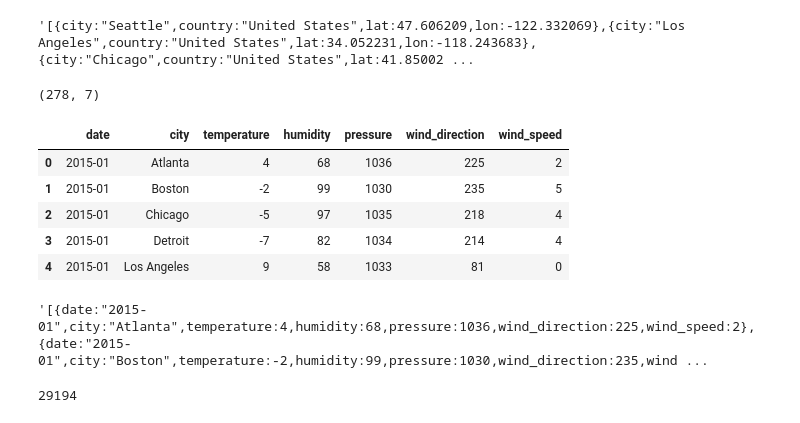
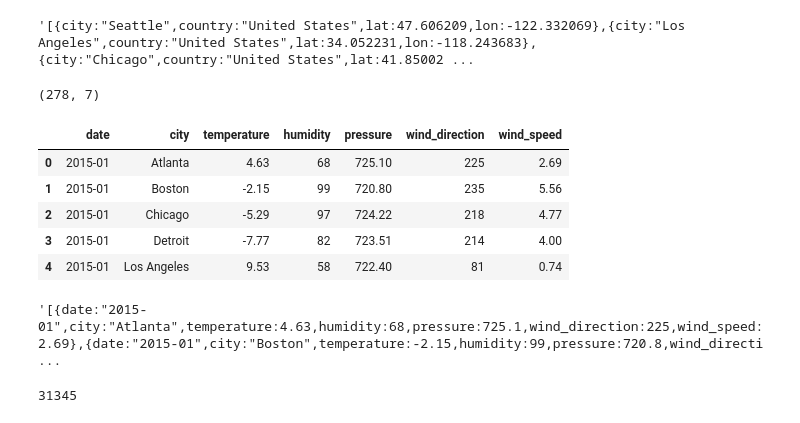
Before and after one commit to NikitiusD/Meteorological-observations, a Jupyter notebook: data/Untitled1.ipynb, the cells around one changed output. Saved outputs shown, nothing was run; the diff lists cells and outputs as text; code cells hidden in the pictures.

```diff
--- a/data/Untitled1.ipynb
+++ b/data/Untitled1.ipynb
@@ -42,6 +42,7 @@ humidity = pd.melt(humidity, id_vars=['date'], value_vars=cities, var_name='city
 # %%
 pressure = pd.read_csv('pressure_.csv', index_col=0)
 pressure = pd.melt(pressure, id_vars=['date'], value_vars=cities, var_name='city', value_name='pressure')
+pressure['pressure'] = pressure['pressure'] / 1.43
 # %%
 wind_direction = pd.read_csv('wind_direction_.csv', index_col=0)
 wind_direction = pd.melt(wind_direction, id_vars=['date'], value_vars=cities, var_name='city', value_name='wind_direction')
@@ -51,30 +52,33 @@ wind_speed = pd.melt(wind_speed, id_vars=['date'], value_vars=cities, var_name='
 # %%
 meteo = [temperature, humidity, pressure, wind_direction, wind_speed]
 meteo = reduce(lambda left,right: pd.merge(left,right,on=['date', 'city']), meteo)
 # meteo = meteo[meteo['date'] >= '2016-11-30']
 meteo['date'] = meteo['date'].apply(lambda x: x[:-3])
 meteo = meteo.groupby(['date', 'city'], as_index=False).mean()
 meteo.dropna(inplace=True)
-for col in meteo.columns[2:]:
-    meteo[col] = meteo[col].astype(int)
+meteo['temperature'] = meteo['temperature'].apply(lambda x: round(x, 2))
+meteo['humidity'] = meteo['humidity'].astype(int)
+meteo['pressure'] = meteo['pressure'].apply(lambda x: round(x, 2))
+meteo['wind_direction'] = meteo['wind_direction'].astype(int)
+meteo['wind_speed'] = meteo['wind_speed'].apply(lambda x: round(x, 2))
 print(meteo.shape)
 meteo.head()
 # %% [output]
 (278, 7)
 |  | date | city | temperature | humidity | pressure | wind_direction | wind_speed |
-| 0 | 2015-01 | Atlanta | 4 | 68 | 1036 | 225 | 2 |
-| 1 | 2015-01 | Boston | -2 | 99 | 1030 | 235 | 5 |
-| 2 | 2015-01 | Chicago | -5 | 97 | 1035 | 218 | 4 |
-| 3 | 2015-01 | Detroit | -7 | 82 | 1034 | 214 | 4 |
-| 4 | 2015-01 | Los Angeles | 9 | 58 | 1033 | 81 | 0 |
+| 0 | 2015-01 | Atlanta | 4.63 | 68 | 725.10 | 225 | 2.69 |
+| 1 | 2015-01 | Boston | -2.15 | 99 | 720.80 | 235 | 5.56 |
+| 2 | 2015-01 | Chicago | -5.29 | 97 | 724.22 | 218 | 4.77 |
+| 3 | 2015-01 | Detroit | -7.77 | 82 | 723.51 | 214 | 4.00 |
+| 4 | 2015-01 | Los Angeles | 9.53 | 58 | 722.40 | 81 | 0.74 |
 # %%
 str_ = format_str(meteo.to_json(orient='records'))
 str_
 # %% [output]
-'[{date:"2015-01",city:"Atlanta",temperature:4,humidity:68,pressure:1036,wind_direction:225,wind_speed:2},{date:"2015-01",city:"Boston",temperature:-2,humidity:99,pressure:1030,wind_direction:235,wind ...
+'[{date:"2015-01",city:"Atlanta",temperature:4.63,humidity:68,pressure:725.1,wind_direction:225,wind_speed:2.69},{date:"2015-01",city:"Boston",temperature:-2.15,humidity:99,pressure:720.8,wind_directi ...
 # %%
 len(str_)
 # %% [output]
-29194
+31345
 # %%
 meteo.to_csv('meteo_data.csv', index=False)
```
Also changed, not shown: 5 other files.
